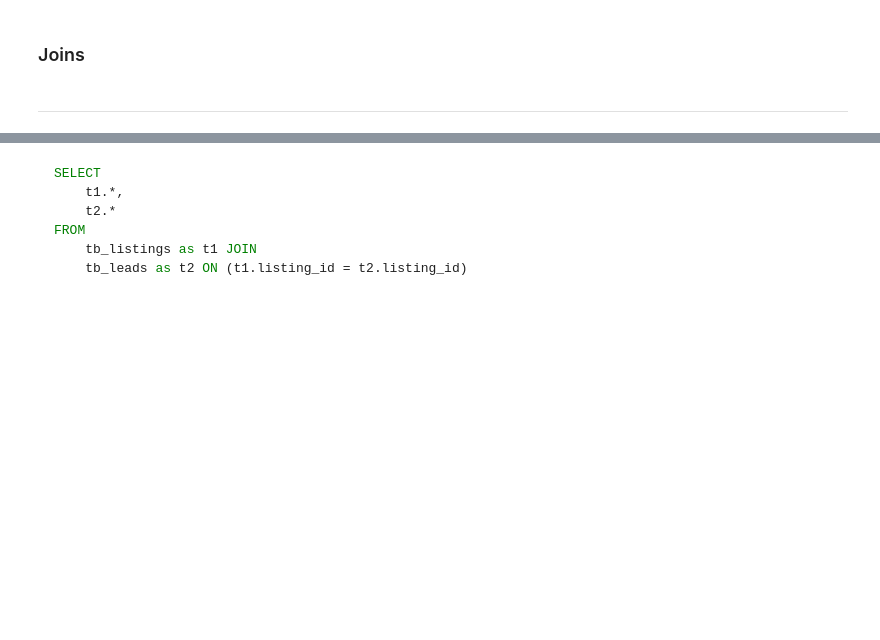
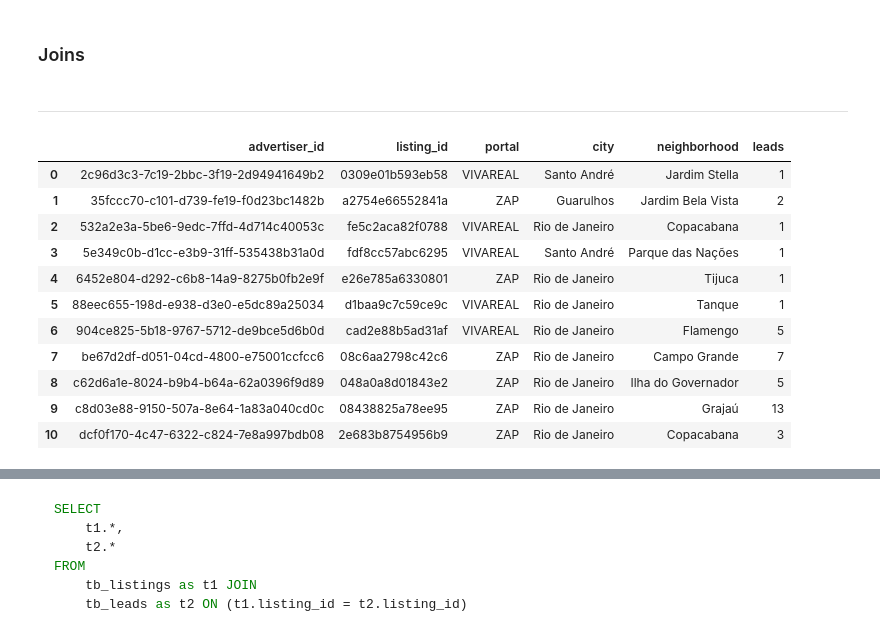
Before and after one commit to pedroteche-ih/64_PT_NOV202111, a Jupyter notebook: aulas/64 DA PT NOV-2021 Aula 20220111.ipynb, the cells around one changed output, grey strips where cells are left out. Drawn from its saved outputs; the diff is of its cells as text; code cells hidden in the pictures; blank space fills up the shorter version.

```diff
--- a/aulas/64 DA PT NOV-2021 Aula 20220111.ipynb
+++ b/aulas/64 DA PT NOV-2021 Aula 20220111.ipynb
@@ -169,4 +237,17 @@ FROM tb_leads as t1
 -----
 # %%
 tb_listlead = pd.merge(tb_listings, tb_leads, how='inner', on='listing_id')
-tb_listlead.head()
+tb_listlead
+# %% [output]
+|  | advertiser_id | listing_id | portal | city | neighborhood | leads |
+| 0 | 2c96d3c3-7c19-2bbc-3f19-2d94941649b2 | 0309e01b593eb58 | VIVAREAL | Santo André | Jardim Stella | 1 |
+| 1 | 35fccc70-c101-d739-fe19-f0d23bc1482b | a2754e66552841a | ZAP | Guarulhos | Jardim Bela Vista | 2 |
+| 2 | 532a2e3a-5be6-9edc-7ffd-4d714c40053c | fe5c2aca82f0788 | VIVAREAL | Rio de Janeiro | Copacabana | 1 |
+| 3 | 5e349c0b-d1cc-e3b9-31ff-535438b31a0d | fdf8cc57abc6295 | VIVAREAL | Santo André | Parque das Nações | 1 |
+| 4 | 6452e804-d292-c6b8-14a9-8275b0fb2e9f | e26e785a6330801 | ZAP | Rio de Janeiro | Tijuca | 1 |
+| 5 | 88eec655-198d-e938-d3e0-e5dc89a25034 | d1baa9c7c59ce9c | VIVAREAL | Rio de Janeiro | Tanque | 1 |
+| 6 | 904ce825-5b18-9767-5712-de9bce5d6b0d | cad2e88b5ad31af | VIVAREAL | Rio de Janeiro | Flamengo | 5 |
+| 7 | be67d2df-d051-04cd-4800-e75001ccfcc6 | 08c6aa2798c42c6 | ZAP | Rio de Janeiro | Campo Grande | 7 |
+| 8 | c62d6a1e-8024-b9b4-b64a-62a0396f9d89 | 048a0a8d01843e2 | ZAP | Rio de Janeiro | Ilha do Governador | 5 |
+| 9 | c8d03e88-9150-507a-8e64-1a83a040cd0c | 08438825a78ee95 | ZAP | Rio de Janeiro | Grajaú | 13 |
+| 10 | dcf0f170-4c47-6322-c824-7e8a997bdb08 | 2e683b8754956b9 | ZAP | Rio de Janeiro | Copacabana | 3 |
```
Also changed, not shown: parts of 14 cells of this notebook, 4 other files.
